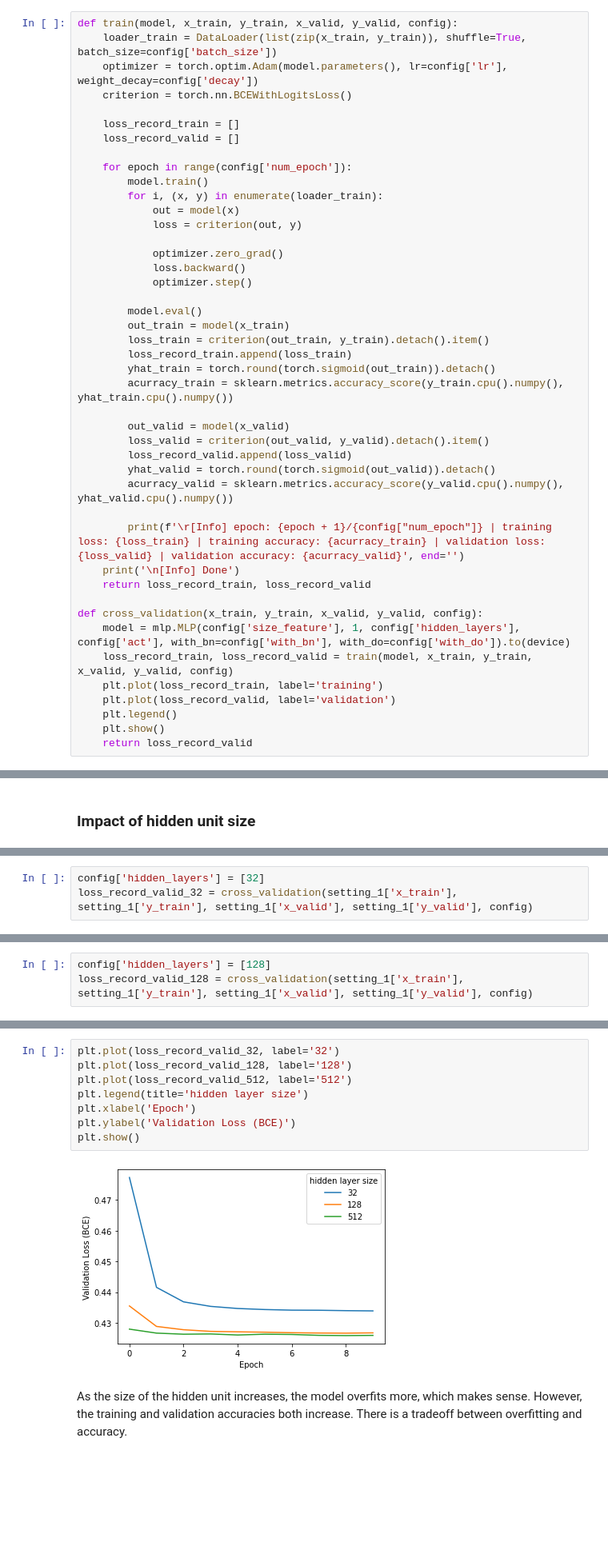
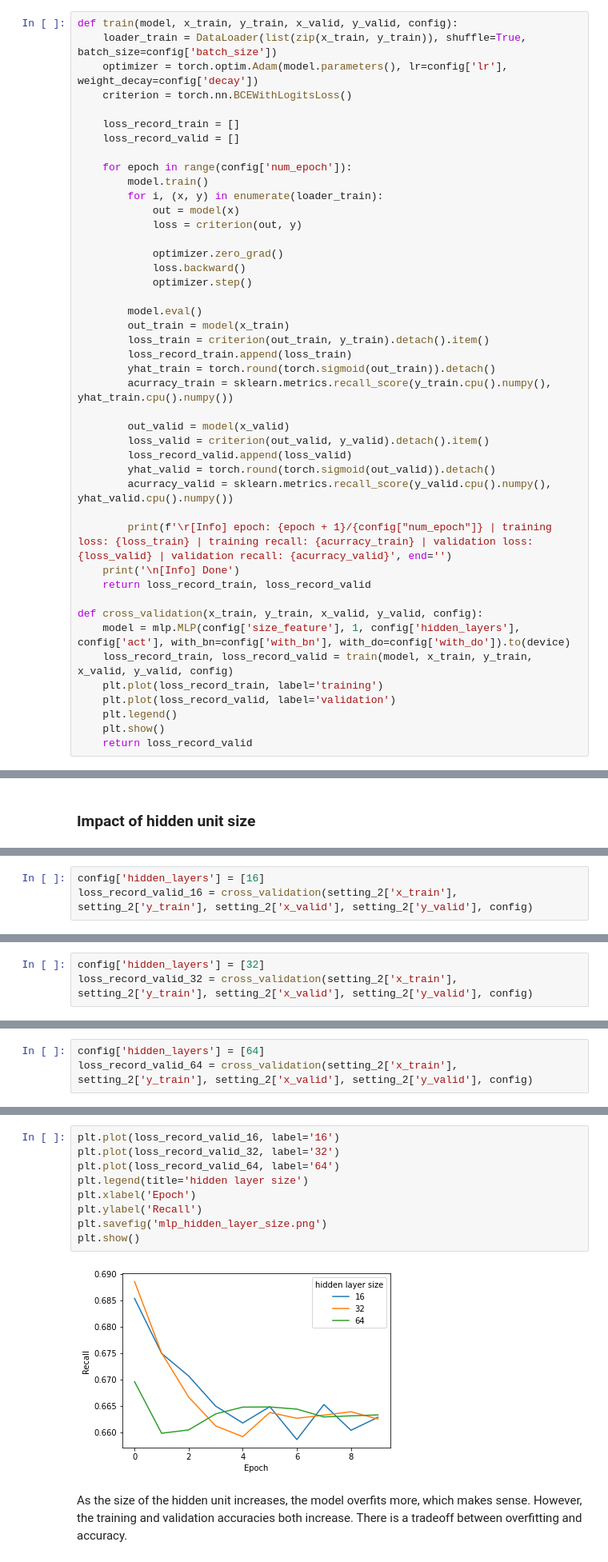
Before and after one commit to GuangyanCai/CS273A-Project, a Jupyter notebook: neural_network.ipynb, the cells around one changed output, grey strips where cells are left out. Shown at 80% size. Cells and saved outputs as stored; diff of their text form; blank space fills up the shorter version.

```diff
--- a/neural_network.ipynb
+++ b/neural_network.ipynb
@@ -67,15 +67,15 @@ def train(model, x_train, y_train, x_valid, y_valid, config):
         loss_train = criterion(out_train, y_train).detach().item()
         loss_record_train.append(loss_train)
         yhat_train = torch.round(torch.sigmoid(out_train)).detach()
-        acurracy_train = sklearn.metrics.accuracy_score(y_train.cpu().numpy(), yhat_train.cpu().numpy())
+        acurracy_train = sklearn.metrics.recall_score(y_train.cpu().numpy(), yhat_train.cpu().numpy())
 
         out_valid = model(x_valid)
         loss_valid = criterion(out_valid, y_valid).detach().item()
         loss_record_valid.append(loss_valid)
         yhat_valid = torch.round(torch.sigmoid(out_valid)).detach()
-        acurracy_valid = sklearn.metrics.accuracy_score(y_valid.cpu().numpy(), yhat_valid.cpu().numpy())
+        acurracy_valid = sklearn.metrics.recall_score(y_valid.cpu().numpy(), yhat_valid.cpu().numpy())
 
-        print(f'\r[Info] epoch: {epoch + 1}/{config["num_epoch"]} | training loss: {loss_train} | training accuracy: {acurracy_train} | validation loss: {loss_valid} | validation accuracy: {acurracy_valid}', end='')
+        print(f'\r[Info] epoch: {epoch + 1}/{config["num_epoch"]} | training loss: {loss_train} | training recall: {acurracy_train} | validation loss: {loss_valid} | validation recall: {acurracy_valid}', end='')
     print('\n[Info] Done')
     return loss_record_train, loss_record_valid
 
@@ -102,3 +102,6 @@ config = dict(
     lr = 1e-3,
     decay = 1e-6,
 )
+# %%
+config['hidden_layers'] = [16]
+loss_record_valid_16 = cross_validation(setting_2['x_train'], setting_2['y_train'], setting_2['x_valid'], setting_2['y_valid'], config)
@@ -105,4 +112,4 @@ config = dict(
 # %%
 config['hidden_layers'] = [32]
-loss_record_valid_32 = cross_validation(setting_1['x_train'], setting_1['y_train'], setting_1['x_valid'], setting_1['y_valid'], config)
+loss_record_valid_32 = cross_validation(setting_2['x_train'], setting_2['y_train'], setting_2['x_valid'], setting_2['y_valid'], config)
 # %% [output]
@@ -112,4 +119,4 @@ loss_record_valid_32 = cross_validation(setting_1['x_train'], setting_1['y_train
 # %%
-config['hidden_layers'] = [128]
-loss_record_valid_128 = cross_validation(setting_1['x_train'], setting_1['y_train'], setting_1['x_valid'], setting_1['y_valid'], config)
+config['hidden_layers'] = [64]
+loss_record_valid_64 = cross_validation(setting_2['x_train'], setting_2['y_train'], setting_2['x_valid'], setting_2['y_valid'], config)
 # %% [output]
@@ -126,13 +126,14 @@ loss_record_valid_512 = cross_validation(setting_1['x_train'], setting_1['y_trai
 # %%
+plt.plot(loss_record_valid_16, label='16')
 plt.plot(loss_record_valid_32, label='32')
-plt.plot(loss_record_valid_128, label='128')
-plt.plot(loss_record_valid_512, label='512')
+plt.plot(loss_record_valid_64, label='64')
 plt.legend(title='hidden layer size')
 plt.xlabel('Epoch')
-plt.ylabel('Validation Loss (BCE)')
+plt.ylabel('Recall')
+plt.savefig('mlp_hidden_layer_size.png')
 plt.show()
 # %% [output]
-[figure, old version]
+[figure, new version]
 # %% [markdown]
 As the size of the hidden unit increases, the model overfits more, which makes sense. However, the training and validation accuracies both increase. There is a tradeoff between overfitting and accuracy.
 # %% [markdown]
```
Also changed, not shown: parts of 27 cells of this notebook, 1 other file.
